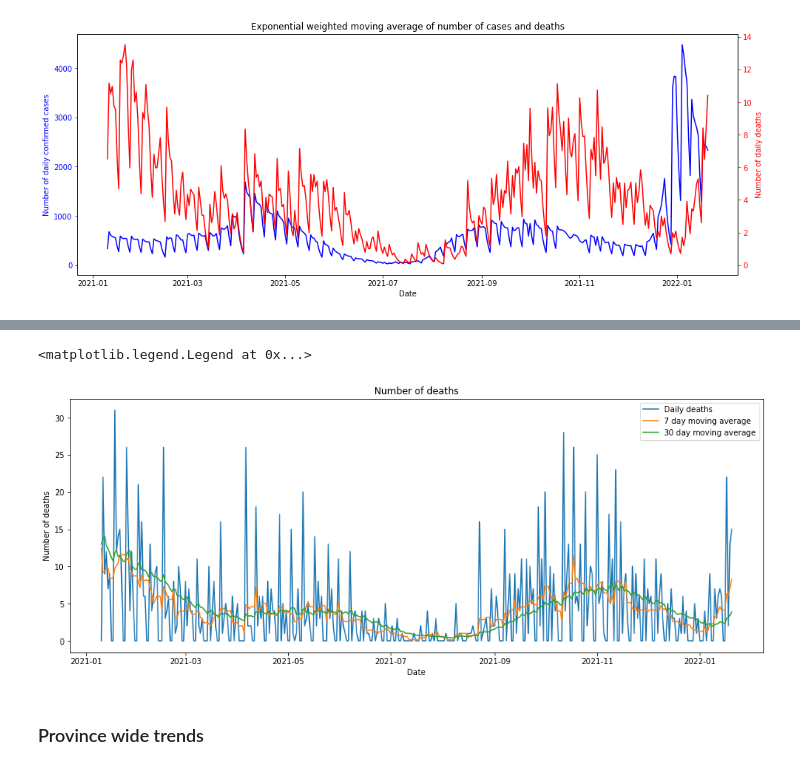
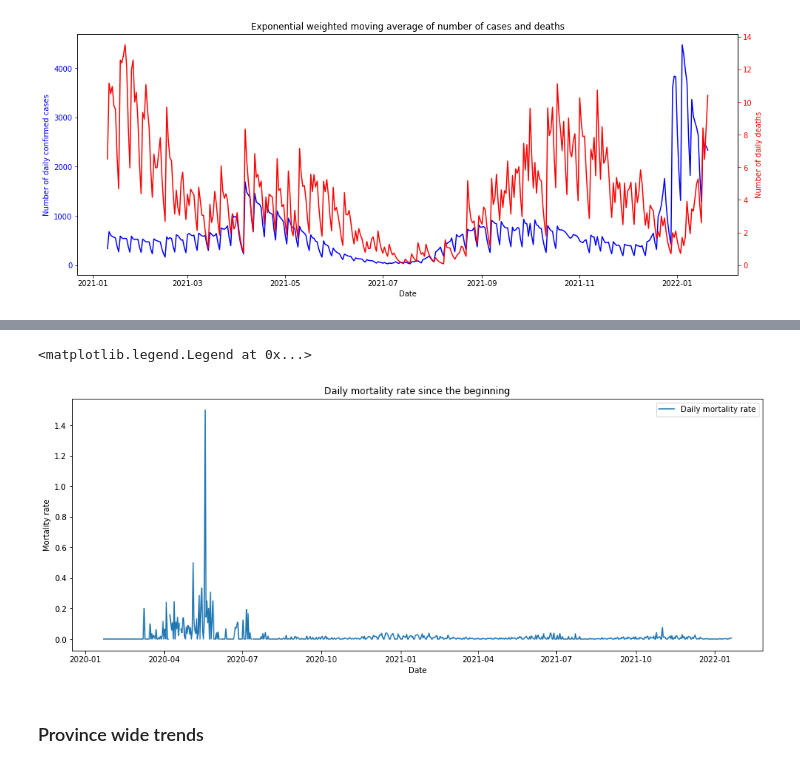
Before and after one commit to VargheseTresa/projects, a Jupyter notebook: Covid EDA and forecasting/project/notebooks/02_EDA.ipynb, the cells around one changed output, grey strips where cells are left out. Cells and saved outputs as stored; diff of their text form; code cells hidden in the pictures.

```diff
--- a/Covid EDA and forecasting/project/notebooks/02_EDA.ipynb
+++ b/Covid EDA and forecasting/project/notebooks/02_EDA.ipynb
@@ -108,15 +134,15 @@ ax.legend()
-# %%
-fig, ax = plt.subplots(figsize=(16,6))
-ax.plot(filtered_bc_df.index, filtered_bc_df['daily_deaths'], label="Daily deaths")
-ax.plot(filtered_bc_df.index, filtered_bc_df['deaths_ma_7'], label="7 day moving average")
-ax.plot(filtered_bc_df.index, filtered_bc_df['deaths_ma_30'], label="30 day moving average")
-ax.set_xlabel("Date")
-ax.set_ylabel("Number of deaths")
-ax.set_title("Number of deaths")
-ax.legend()
-# %% [output]
-<matplotlib.legend.Legend at 0x...>
-[figure, removed]
+# %%
+bc_df.head()
+
+fig, ax = plt.subplots(figsize=(16,6))
+ax.plot(bc_df.index, bc_df['mortality_rate'], label="Daily mortality rate")
+ax.set_xlabel("Date")
+ax.set_ylabel("Mortality rate")
+ax.set_title("Daily mortality rate since the beginning")
+ax.legend()
+# %% [output]
+<matplotlib.legend.Legend at 0x...>
+[figure, added]
 # %% [markdown]
 ### Province wide trends
 # %%
```
Also changed, not shown: parts of 6 cells of this notebook.
